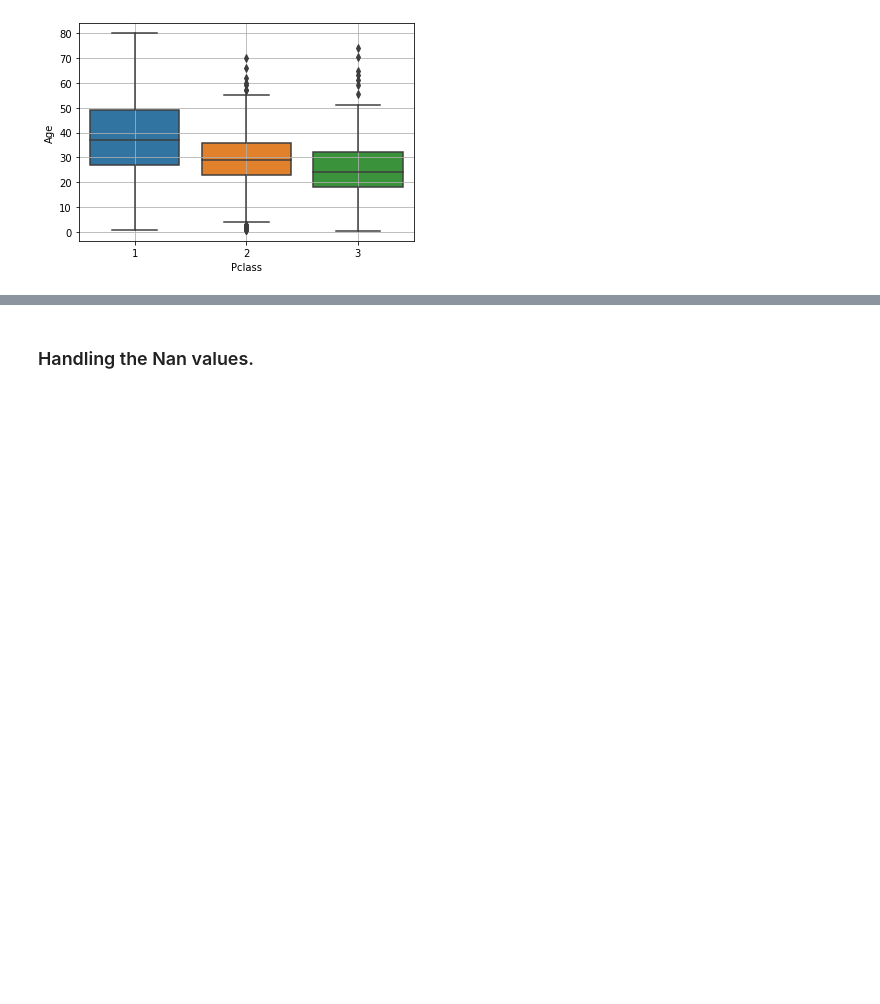
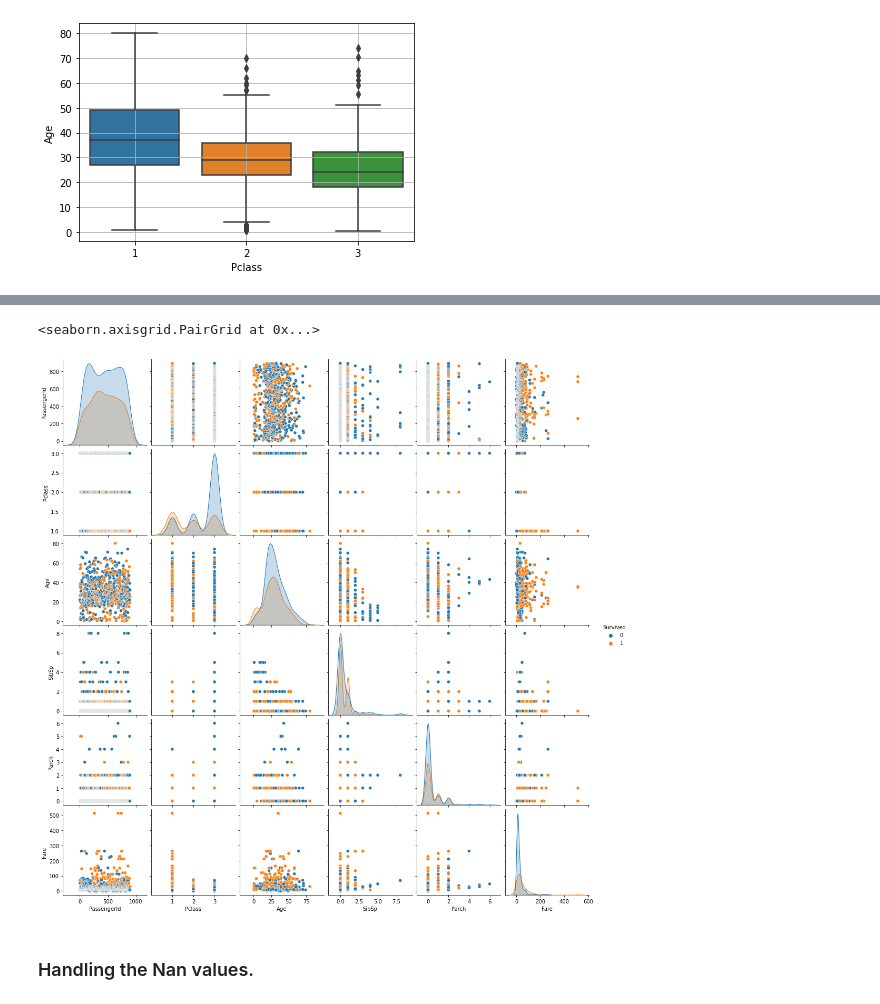
Before and after one commit to VinayakW/Titanic, a Jupyter notebook: Titanic.ipynb, the cells around one changed output, grey strips where cells are left out. Saved outputs shown, nothing was run; the diff lists cells and outputs as text; code cells hidden in the pictures; blank space fills up the shorter version.

```diff
--- a/Titanic.ipynb
+++ b/Titanic.ipynb
@@ -131,3 +136,8 @@ plt.grid(True)
+# %%
+sns.pairplot(data=df , hue="Survived")
+# %% [output]
+<seaborn.axisgrid.PairGrid at 0x...>
+[figure, added]
 # %% [markdown]
 ### Handling the Nan values.
 # %%
```
Also changed, not shown: parts of 52 cells of this notebook.
